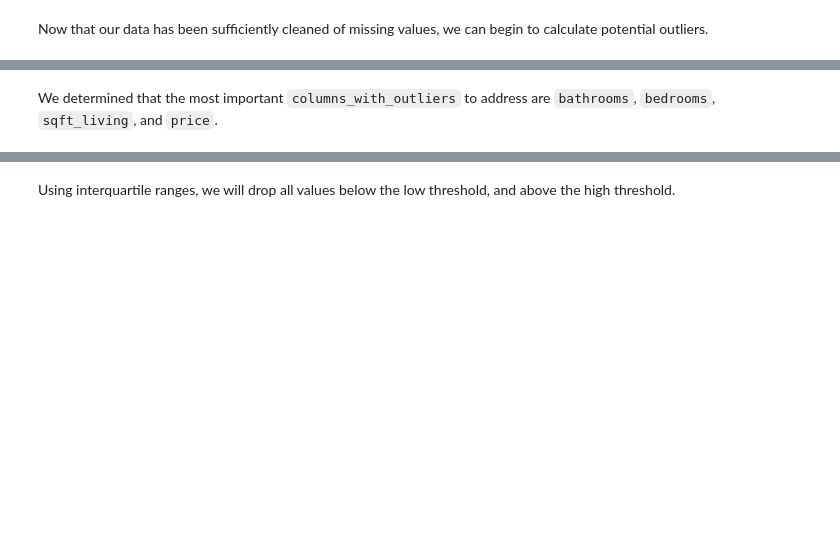
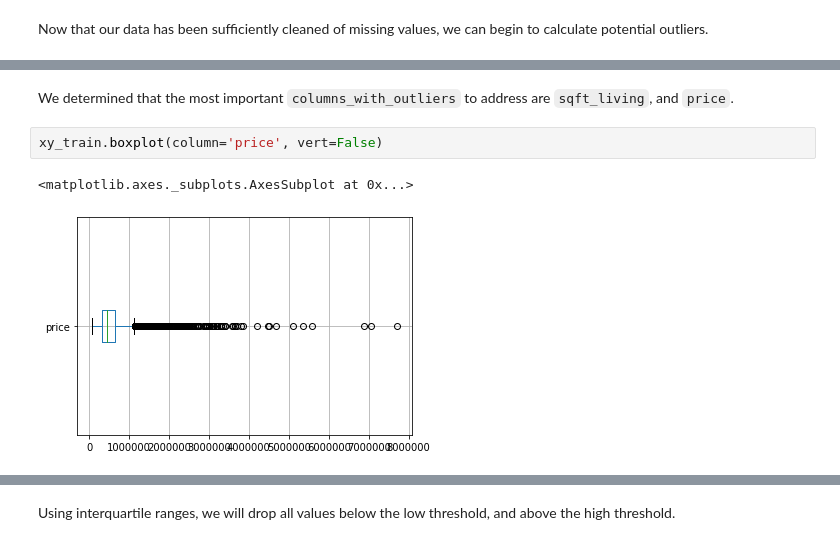
Before and after one commit to jonnelbenjamin/coachmod4project, a Jupyter notebook: 2_data_cleaning.ipynb, the cells around one changed output, grey strips where cells are left out. Cells and saved outputs as stored; diff of their text form; blank space fills up the shorter version.

````diff
--- a/2_data_cleaning.ipynb
+++ b/2_data_cleaning.ipynb
@@ -219,4 +219,9 @@ X_train.describe()
 | 75% | 2550.000000 | 0.000000 | 0.000000 | 0.000000 | 0.000000 | 0.000000 | ... |
 | max | 13540.000000 | 1.000000 | 1.000000 | 1.000000 | 1.000000 | 1.000000 | ... |
 # %% [markdown]
-We determined that the most important ```columns_with_outliers``` to address are ```bathrooms```, ```bedrooms```, ```sqft_living```, and ```price```.
+We determined that the most important ```columns_with_outliers``` to address are ```sqft_living```, and ```price```.
+# %%
+xy_train.boxplot(column='price', vert=False)
+# %% [output]
+<matplotlib.axes._subplots.AxesSubplot at 0x...>
+[figure, added]
````
Also changed, not shown: parts of 36 cells of this notebook, 4 other files.
